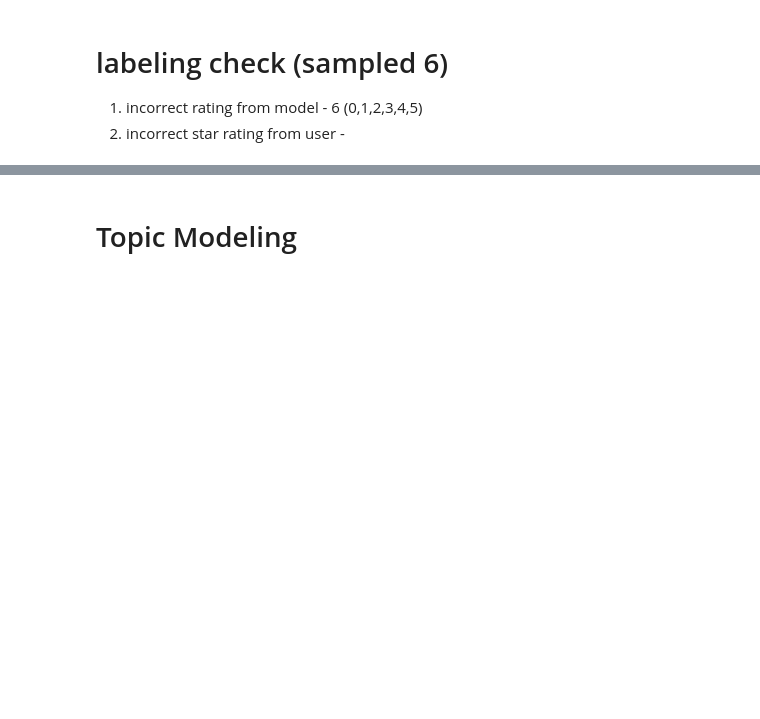
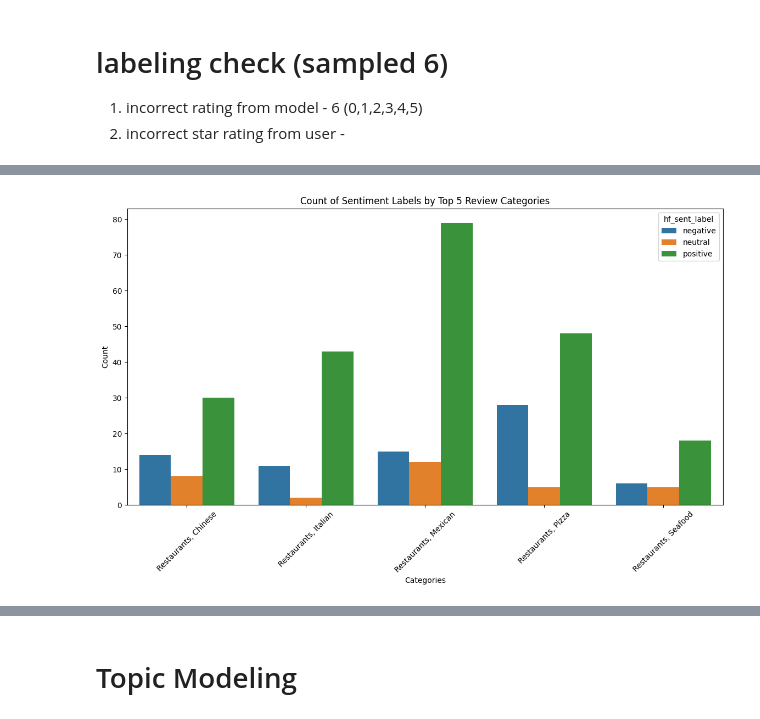
Before and after one commit to mindyng/2024-Business-Projects, a Jupyter notebook: yelp-reviews-analysis.ipynb, the cells around one changed output, grey strips where cells are left out. Saved outputs shown, nothing was run; the diff lists cells and outputs as text; code cells hidden in the pictures; blank space fills up the shorter version.

```diff
--- a/yelp-reviews-analysis.ipynb
+++ b/yelp-reviews-analysis.ipynb
@@ -690,0 +922,10 @@ test4
+# %%
+# Sentiment breakdown for category; only work with top 5
+query = """
+select *
+from test5
+where categories in ('Restaurants, Mexican', 'Restaurants, Pizza', 'Restaurants, Chinese', 'Restaurants, Italian', 'Restaurants, Seafood')
+"""
+
+test5 = duckdb.query(query).df()
+test5.head(10)
@@ -690,0 +944,14 @@ test4
+# %%
+# Group by hf_sent_label and categories and count occurrences
+df_grouped = test5.groupby(['hf_sent_label', 'categories']).size().reset_index(name='count')
+
+# Plot the results
+plt.figure(figsize=(14, 7))
+sns.barplot(x='categories', y='count', hue='hf_sent_label', data=df_grouped)
+plt.xticks(rotation=45)
+plt.title('Count of Sentiment Labels by Top 5 Review Categories')
+plt.xlabel('Categories')
+plt.ylabel('Count')
+plt.show()
+# %% [output]
+[figure, added]
```
Also changed, not shown: parts of 76 cells of this notebook.
